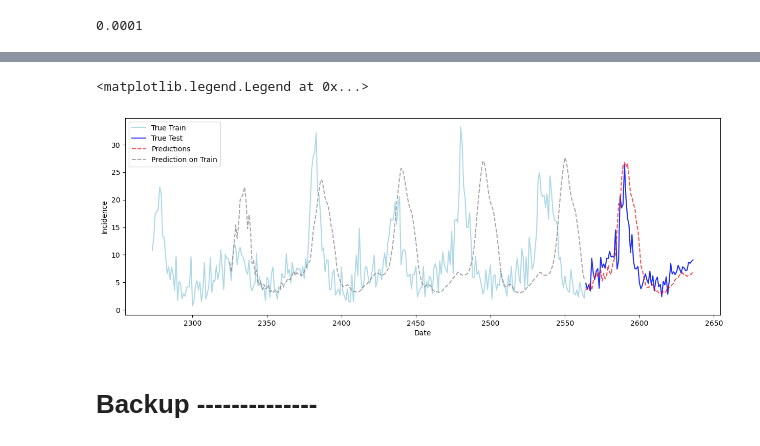
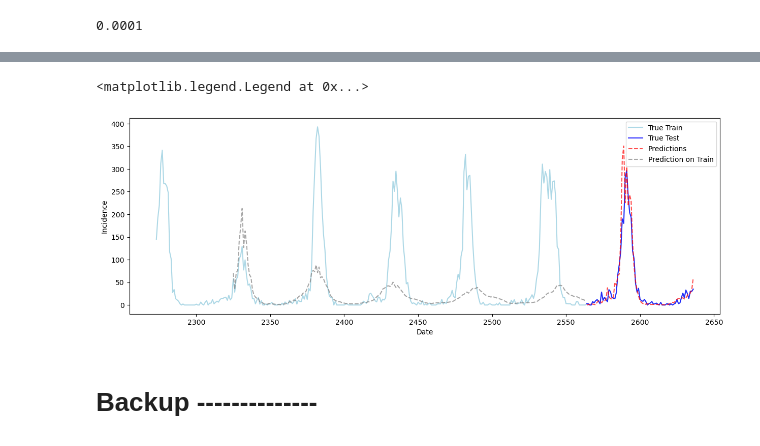
Before and after one commit to th-kl/DSF, a Jupyter notebook: notebooks/ffn_model_exogenous.ipynb, the cells around one changed output, grey strips where cells are left out. Cells and saved outputs as stored; diff of their text form; code cells hidden in the pictures.

```diff
--- a/notebooks/ffn_model_exogenous.ipynb
+++ b/notebooks/ffn_model_exogenous.ipynb
@@ -280,9 +280,6 @@ def create_lagged_features(df, column_lags, seasonal_lags=None):
             df_lagged[f'{column}_seasonal_lag_{seasonal_lag}_helper'] = df_lagged[column].shift(seasonal_lag-1)
             df_lagged[f'{column}_seasonal_lag_{seasonal_lag}'] = df_lagged[column].shift(seasonal_lag)
 
-    # Drop rows with NaN values created by lagging
-    df_lagged.dropna(inplace=True)
-
     return df_lagged
 
 
@@ -290,8 +287,6 @@ column_lags = {
     'incValue': 10,
     'Grippe': 5
     }
-
-df_lagged = create_lagged_features(merged_data[['incValue', 'Grippe']], column_lags=column_lags, seasonal_lags=[52])
 # %%
 df_lagged
 # %% [output]
@@ -769,7 +764,7 @@ scores_df.sort_values(by='RMSE').head(20)
 | 115 | 0.796351 | 39 | [52] | (32,) | 0.01 | 32 | relu | 0.0001 |
 | 88 | 0.798974 | 34 | [52] | (16, 16) | 0.2 | 32 | relu | 0.0001 |
 # %%
-best_config = scores_df.loc[34]
+best_config = scores_df.loc[101]
 # %%
 best_lag = best_config.values[1]
 best_seasonal_lag = best_config.values[2]
@@ -892,18 +863,19 @@ grippe_model = MLPRegressor(max_iter=2000,
 
 
 # Extract training columns and output variable from dataframe
-training_cols = [col for col in df_lagged.columns if ('lag_' in col) and ('helper' not in col)]
-X_train = df_lagged_train[training_cols]
-y_train = df_lagged_train['Grippe']
-X_test = df_lagged_test[training_cols]
-y_test = df_lagged_test['Grippe']
+flu_training_cols = [col for col in df_lagged.columns if ('incValue' in col) and ('lag' in col) and ('_helper' not in col)] # Select cols to include as features
+X_train = df_lagged_train[flu_training_cols]
+y_train = df_lagged_train['incValue']
+X_test = df_lagged_test[flu_training_cols]
+y_test = df_lagged_test['incValue']
 
 # Columns required for rolling of seasonal lag in iterative autoregressive forecast
-X_train_seasonal = df_lagged_train['seasonal_lag_52_helper']
-X_test_seasonal = df_lagged_test['seasonal_lag_52_helper']
+flu_seasonal_col = [col for col in df_lagged.columns if ('incValue' in col) and ('_helper' in col)] # Select cols to include as features
+X_train_seasonal = df_lagged_train[flu_seasonal_col]
+X_test_seasonal = df_lagged_test[flu_seasonal_col]
 
 # Create combined data to fit transform on all available historical lags in training set
-oldest_lags = X_train.iloc[0, 1:].values.reshape(1, -1) # Take the first row of X_train_cv (the oldest lags)
+oldest_lags = X_train.iloc[0, 1:].values.reshape(1, -1) # Take the first row of X_train (the oldest lags)
 combined_data = np.vstack((y_train.values.reshape(-1, 1), oldest_lags.T)) # Concatenate y_train_cv with the oldest lags
 
 # Fit Yeo-Johnson Transform on combined data
@@ -917,8 +889,6 @@ y_train_transformed = pt.transform(y_train.values.reshape(-1, 1)).flatten()
 y_test_transformed = pt.transform(y_test.values.reshape(-1, 1)).flatten()
 X_train_transformed = X_train.apply(lambda x: pt.transform(x.values.reshape(-1, 1)).flatten())
 X_test_transformed = X_test.apply(lambda x: pt.transform(x.values.reshape(-1, 1)).flatten())
-# X_train_transformed = X_train.apply(lambda x: pt.transform(x))
-# X_test_transformed = X_test.apply(lambda x: pt.transform(x.values.reshape(-1, 1))).flatten()
 X_train_seasonal_trans = pt.transform(X_train_seasonal.values.reshape(-1, 1)).flatten()
 X_test_seasonal_trans = pt.transform(X_test_seasonal.values.reshape(-1, 1)).flatten()
 
@@ -931,7 +901,7 @@ X_train_seasonal_scaled = stdscaler.transform(X_train_seasonal_trans.reshape(-1,
 X_test_seasonal_scaled = stdscaler.transform(X_test_seasonal_trans.reshape(-1, 1)).flatten()
 
 # Initialize the final model configuration
-final_model = MLPRegressor(max_iter=1000,
+final_model = MLPRegressor(max_iter=2000,
                     random_state=42,
                     solver='adam',
                     activation=best_activation,
@@ -941,12 +911,14 @@ final_model = MLPRegressor(max_iter=1000,
                     learning_rate_init=best_learning_rate)
 
 # Train final model
-final_model.fit(X_train_scaled.values, y_train_scaled)
+final_model.fit(np.concatenate((X_train_scaled.values, grippe_train_scaled.values), axis=1), y_train_scaled)
 
 # Forecast for the length of the test set
-forecasts = autoregressive_iterative_forecast(final_model, X_test_scaled.iloc[0], X_test_seasonal_scaled,len(y_test_scaled))
-y_hat_train = autoregressive_iterative_forecast(final_model, X_train_scaled.iloc[0], X_train_seasonal_scaled, len(y_train))
+forecasts = iterative_forecast(model=final_model, initial_input=X_test_scaled.iloc[0], seasonal_input=X_test_seasonal_scaled, exogenous_forecasts=grippe_input, n_steps=len(y_test_scaled))
+y_hat_train = iterative_forecast(model=final_model, initial_input=X_train_scaled.iloc[0], seasonal_input=X_train_seasonal_scaled, exogenous_forecasts=grippe_input_train, n_steps=len(y_train_scaled))
 
+rmse = mean_squared_error(y_test_scaled, forecasts, squared=False)
+print(rmse)
 forecasts = stdscaler.inverse_transform(forecasts.reshape(-1, 1))
 forecasts = pt.inverse_transform(forecasts.reshape(-1, 1))
 y_hat_train = stdscaler.inverse_transform(y_hat_train.reshape(-1, 1))
@@ -961,23 +949,23 @@ The RMSE for the forecasts is: 4.129
 # %%
 # Plot the results
 fig, ax = plt.subplots(figsize=(15, 5))
 
 # Plot the true values
-# ax.plot(plot['Grippe'])
+# ax.plot(plot['incValue'])
 
-ax.plot(df_lagged['Grippe'], label="True Train", alpha=1, color='lightblue')
+ax.plot(df_lagged['incValue'], label="True Train", alpha=1, color='lightblue')
 ax.plot(y_test.index, y_test, label="True Test", alpha=0.8, color='blue')
 ax.plot(y_test.index, forecasts, label='Predictions', alpha=0.7, color='red', linestyle='--')
 ax.plot(y_train.index, y_hat_train, label='Prediction on Train', alpha=0.7, color='grey', linestyle='--')
 
 
 # Add labels and legend
 ax.set_xlabel("Date")
 ax.set_ylabel("Incidence")
 ax.legend()
 # %% [output]
 <matplotlib.legend.Legend at 0x...>
-[figure, old version]
+[figure, new version]
 # %% [markdown]
 <h1>Backup --------------</h1>
 # %% [markdown]
```
Also changed, not shown: parts of 7 cells of this notebook, 1 other file.
